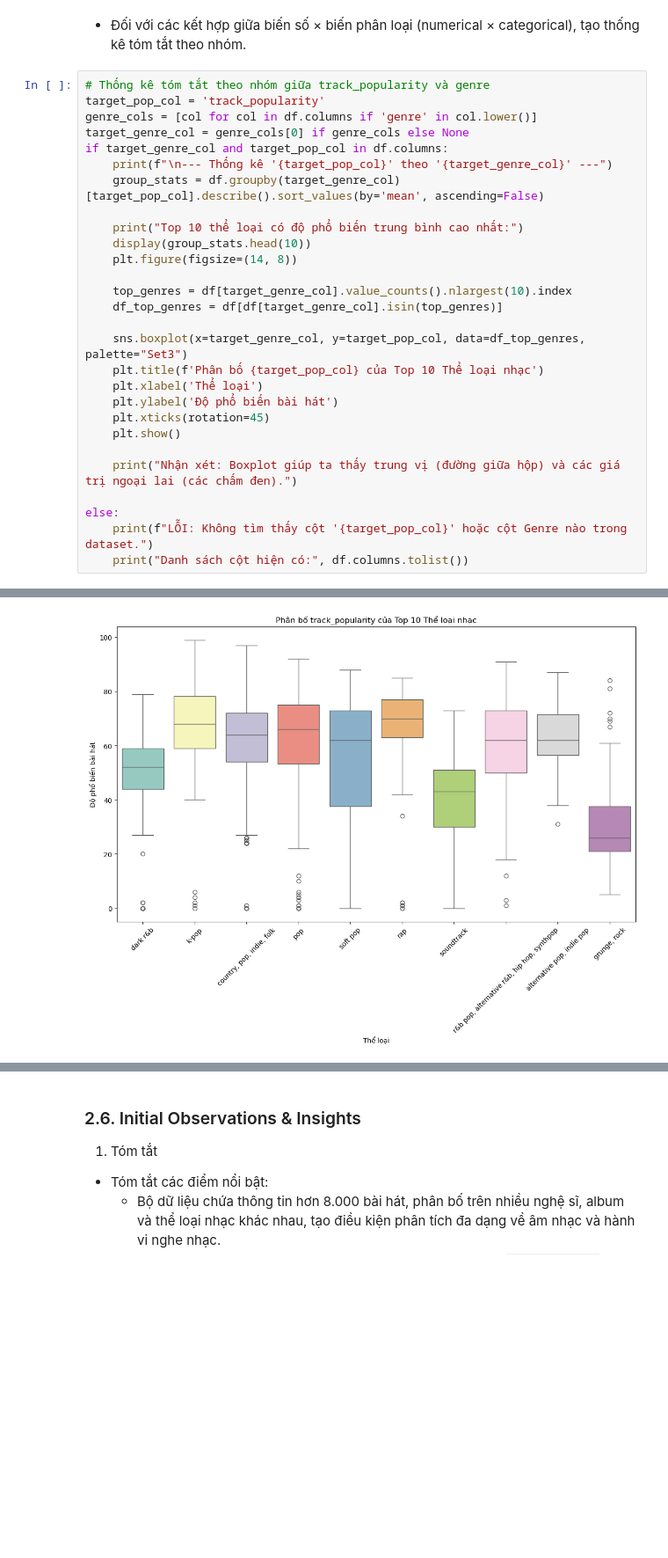
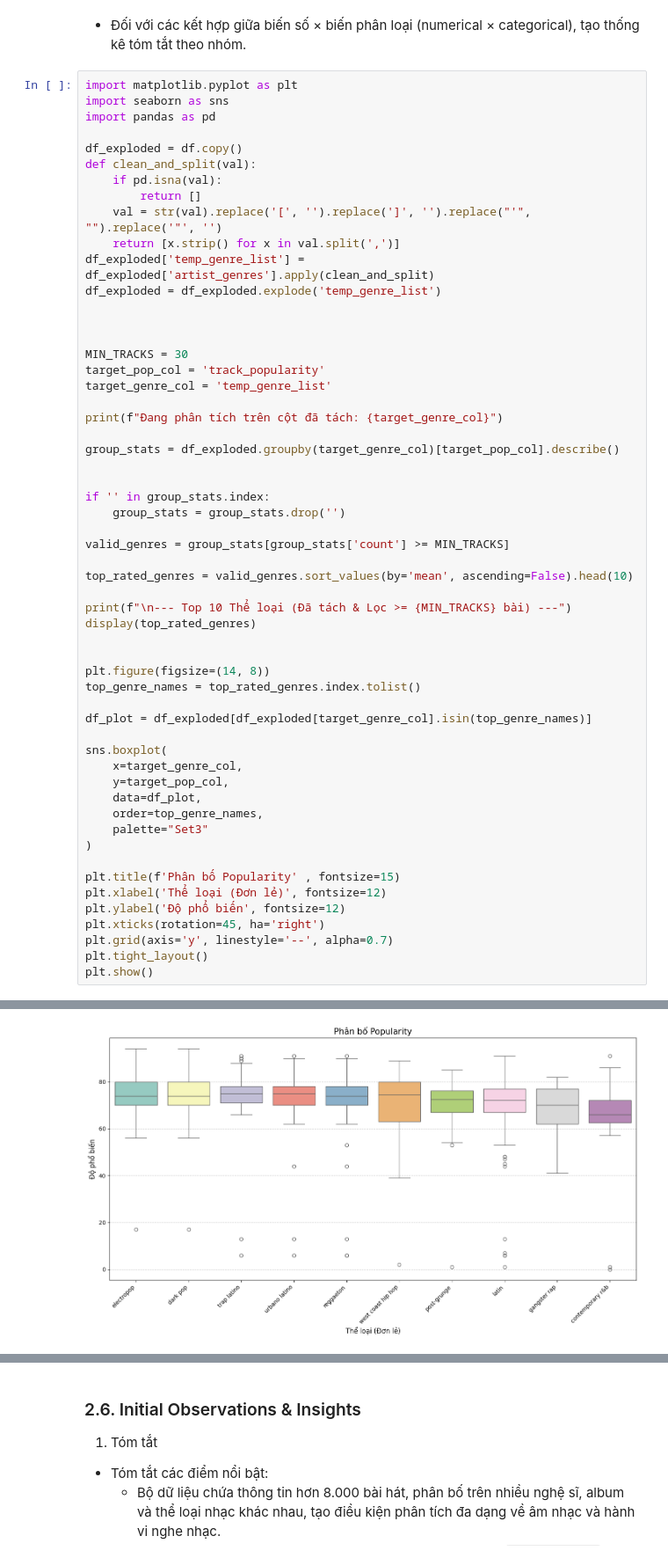
Before and after one commit to thangnguyennbk-sys/Spotify_project, a Jupyter notebook: Spotify_project.ipynb, the cells around one changed output, grey strips where cells are left out. Shown at 88% size. Drawn from its saved outputs; the diff is of its cells as text; blank space fills up the shorter version.

```diff
--- a/Spotify_project.ipynb
+++ b/Spotify_project.ipynb
@@ -831,31 +811,59 @@ else:
 # %% [markdown]
 * Đối với các kết hợp giữa biến số × biến phân loại (numerical × categorical), tạo thống kê tóm tắt theo nhóm.
 # %%
-# Thống kê tóm tắt theo nhóm giữa track_popularity và genre
+import matplotlib.pyplot as plt
+import seaborn as sns
+import pandas as pd
+
+df_exploded = df.copy()
+def clean_and_split(val):
+    if pd.isna(val):
+        return []
+    val = str(val).replace('[', '').replace(']', '').replace("'", "").replace('"', '')
+    return [x.strip() for x in val.split(',')]
+df_exploded['temp_genre_list'] = df_exploded['artist_genres'].apply(clean_and_split)
+df_exploded = df_exploded.explode('temp_genre_list')
+
+
+
+MIN_TRACKS = 30
 target_pop_col = 'track_popularity'
-genre_cols = [col for col in df.columns if 'genre' in col.lower()]
-target_genre_col = genre_cols[0] if genre_cols else None
-if target_genre_col and target_pop_col in df.columns:
-    print(f"\n--- Thống kê '{target_pop_col}' theo '{target_genre_col}' ---")
-    group_stats = df.groupby(target_genre_col)[target_pop_col].describe().sort_values(by='mean', ascending=False)
+target_genre_col = 'temp_genre_list'
 
-    print("Top 10 thể loại có độ phổ biến trung bình cao nhất:")
-    display(group_stats.head(10))
-    plt.figure(figsize=(14, 8))
+print(f"Đang phân tích trên cột đã tách: {target_genre_col}")
 
-    top_genres = df[target_genre_col].value_counts().nlargest(10).index
-    df_top_genres = df[df[target_genre_col].isin(top_genres)]
+group_stats = df_exploded.groupby(target_genre_col)[target_pop_col].describe()
 
-    sns.boxplot(x=target_genre_col, y=target_pop_col, data=df_top_genres, palette="Set3")
-    plt.title(f'Phân bố {target_pop_col} của Top 10 Thể loại nhạc')
-    plt.xlabel('Thể loại')
-    plt.ylabel('Độ phổ biến bài hát')
-    plt.xticks(rotation=45)
-    plt.show()
 
-    print("Nhận xét: Boxplot giúp ta thấy trung vị (đường giữa hộp) và các giá trị ngoại lai (các chấm đen).")
+if '' in group_stats.index:
+    group_stats = group_stats.drop('')
 
-else:
-    print(f"LỖI: Không tìm thấy cột '{target_pop_col}' hoặc cột Genre nào trong dataset.")
-    print("Danh sách cột hiện có:", df.columns.tolist())
+valid_genres = group_stats[group_stats['count'] >= MIN_TRACKS]
+
+top_rated_genres = valid_genres.sort_values(by='mean', ascending=False).head(10)
+
+print(f"\n--- Top 10 Thể loại (Đã tách & Lọc >= {MIN_TRACKS} bài) ---")
+display(top_rated_genres)
+
+
+plt.figure(figsize=(14, 8))
+top_genre_names = top_rated_genres.index.tolist()
+
+df_plot = df_exploded[df_exploded[target_genre_col].isin(top_genre_names)]
+
+sns.boxplot(
+    x=target_genre_col,
+    y=target_pop_col,
+    data=df_plot,
+    order=top_genre_names,
+    palette="Set3"
+)
+
+plt.title(f'Phân bố Popularity' , fontsize=15)
+plt.xlabel('Thể loại (Đơn lẻ)', fontsize=12)
+plt.ylabel('Độ phổ biến', fontsize=12)
+plt.xticks(rotation=45, ha='right')
+plt.grid(axis='y', linestyle='--', alpha=0.7)
+plt.tight_layout()
+plt.show()
 # %% [output]
@@ -876 +885 @@ Top 10 thể loại có độ phổ biến trung bình cao nhất:
-[figure, old version]
+[figure, new version]
```
Also changed, not shown: parts of 12 cells of this notebook, 1 other file.
